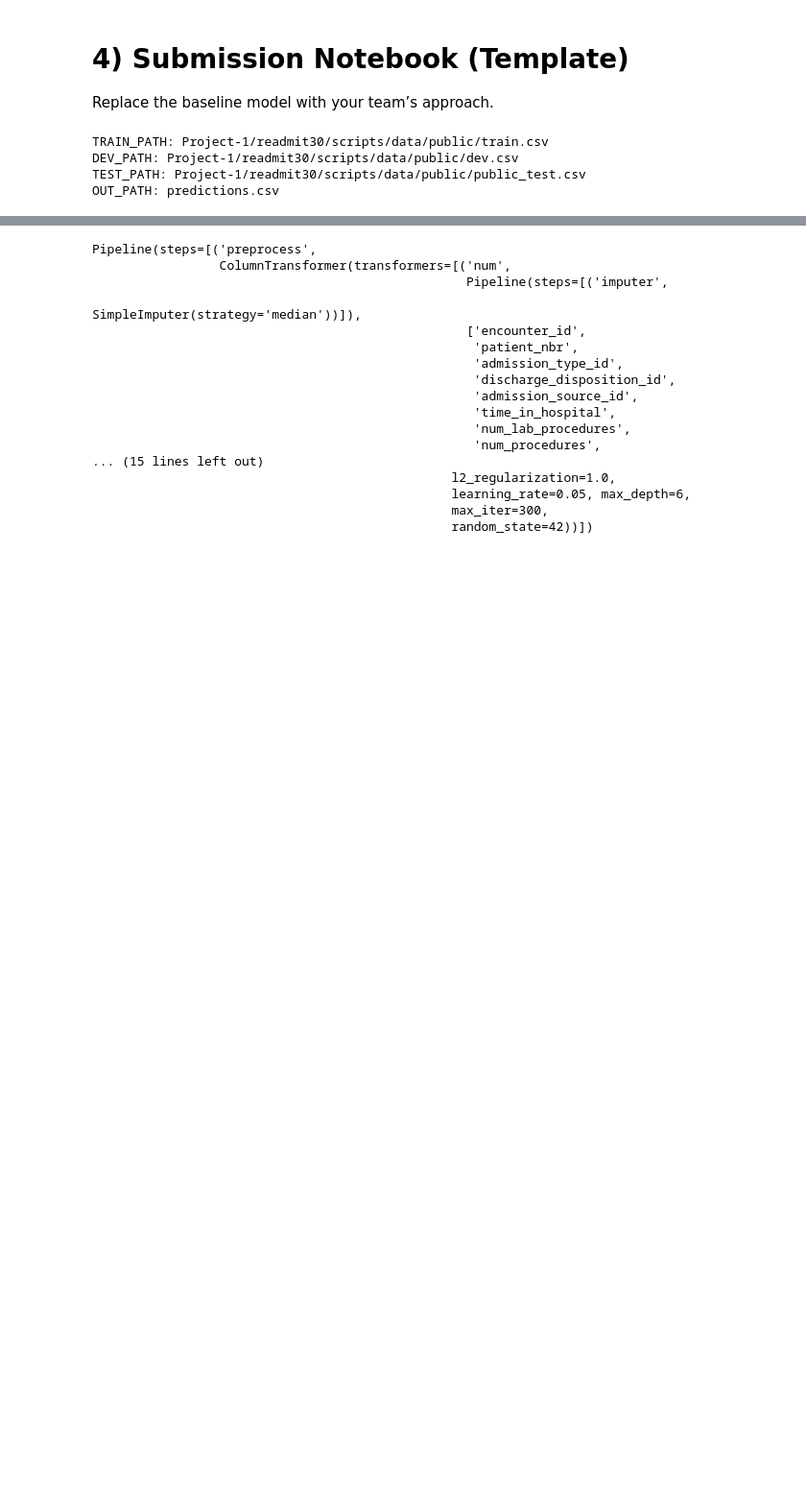
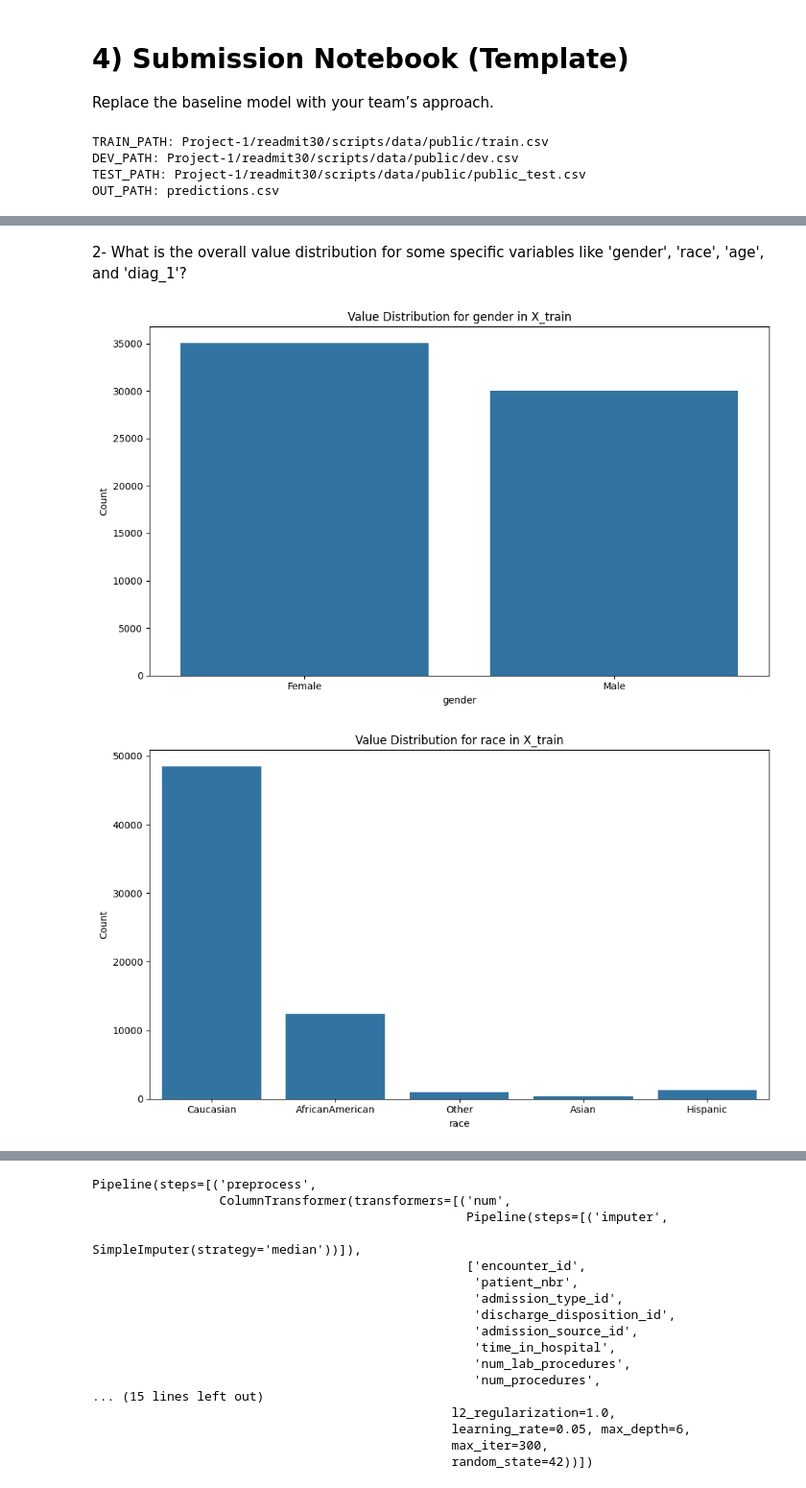
Before and after one commit to joezein71/AIHC-5010-Winter-2026, a Jupyter notebook: 20260122_Assignment1_Colab_Workflow_Zein.ipynb, the cells around one changed output, grey strips where cells are left out. Shown at 96% size. Cells and saved outputs as stored; diff of their text form; code cells hidden in the pictures; blank space fills up the shorter version.

```diff
--- a/20260122_Assignment1_Colab_Workflow_Zein.ipynb
+++ b/20260122_Assignment1_Colab_Workflow_Zein.ipynb
@@ -116,8 +118,8 @@ import numpy as np
 import pandas as pd
 np.random.seed(42)
 
-train = pd.read_csv(TRAIN_PATH)
-test = pd.read_csv(TEST_PATH)
+train = pd.read_csv(TRAIN_PATH, na_values=['?', 'Unknown/Invalid'])
+test = pd.read_csv(TEST_PATH, na_values=['?', 'Unknown/Invalid'])
 
 assert "row_id" in train.columns and "readmit30" in train.columns
 assert "row_id" in test.columns
@@ -126,0 +337,25 @@ y_train = train["readmit30"].astype(int)
+# %% [markdown]
+2- What is the overall value distribution for some specific variables like 'gender', 'race', 'age', and 'diag_1'?
+# %%
+import matplotlib.pyplot as plt
+import seaborn as sns
+
+variables_to_plot = ['gender', 'race', 'age', 'diag_1']
+
+for var in variables_to_plot:
+    plt.figure(figsize=(10, 6))
+    if var == 'diag_1': # Handle potential large number of unique values for diag_1
+        top_n = X_train[var].value_counts().nlargest(20)
+        sns.barplot(x=top_n.index, y=top_n.values)
+        plt.title(f'Top 20 Value Distribution for {var} in X_train')
+        plt.xticks(rotation=45, ha='right')
+    else:
+        sns.countplot(data=X_train, x=var)
+        plt.title(f'Value Distribution for {var} in X_train')
+    plt.xlabel(var)
+    plt.ylabel('Count')
+    plt.tight_layout()
+    plt.show()
+# %% [output]
+[figure, added]
+[figure, added]
```
Also changed, not shown: parts of 24 cells of this notebook.
